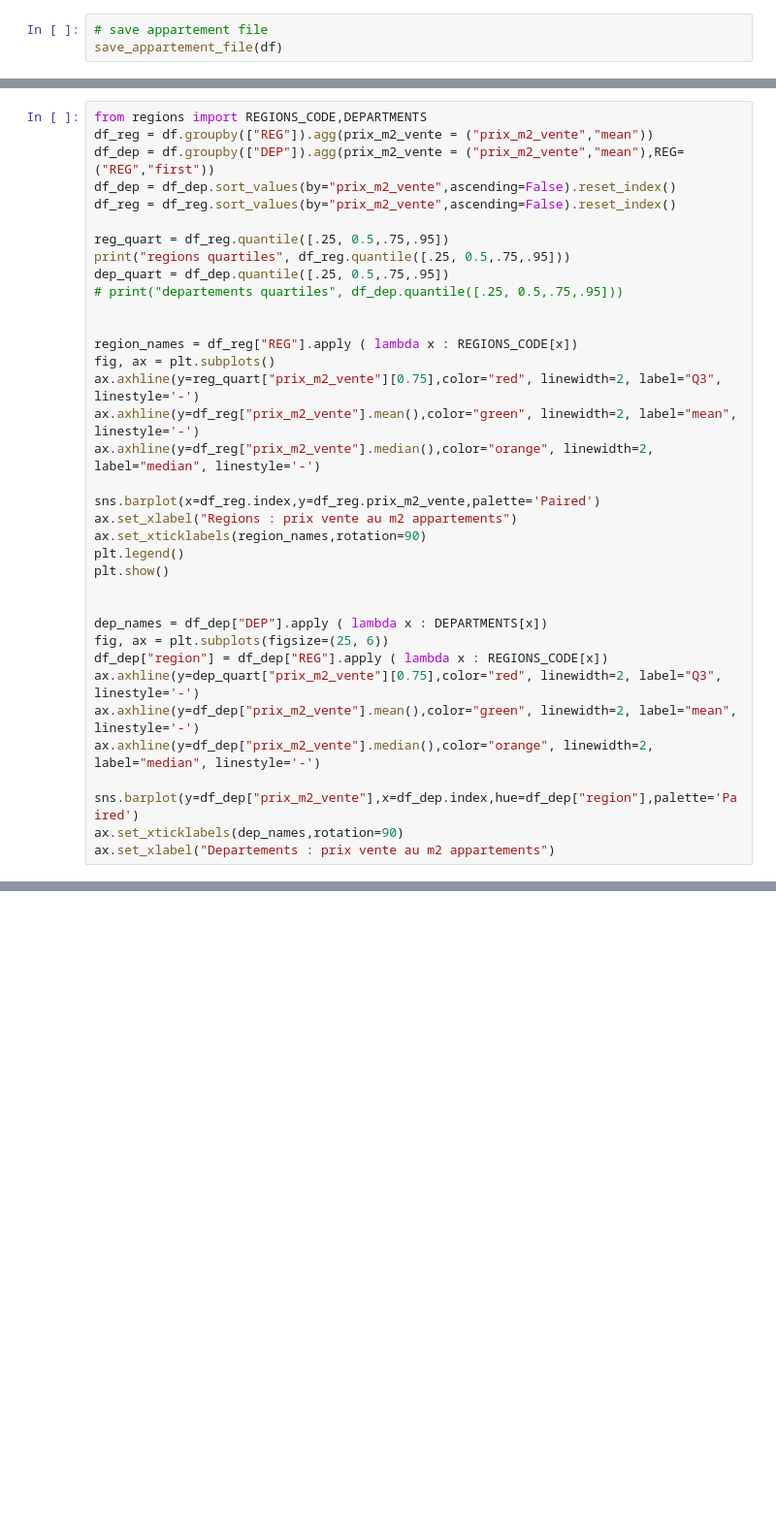
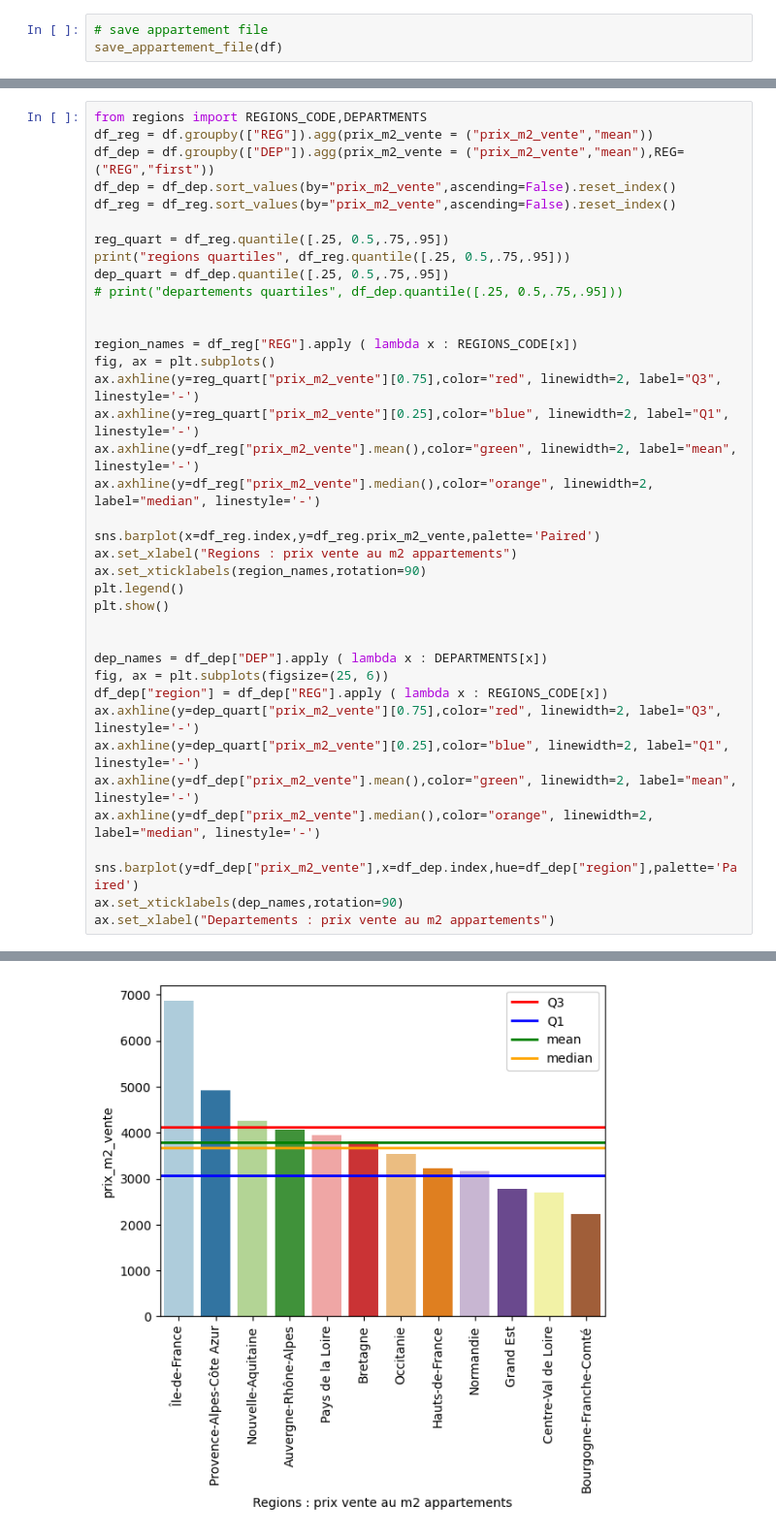
Before and after one commit to Clement2169/immocv, a Jupyter notebook: notebooks/TraitementAppartement-V1.ipynb, the cells around one changed output, grey strips where cells are left out. Shown at 97% size. Cells and saved outputs as stored; diff of their text form; blank space fills up the shorter version.

```diff
--- a/notebooks/TraitementAppartement-V1.ipynb
+++ b/notebooks/TraitementAppartement-V1.ipynb
@@ -1525,6 +1480,7 @@ dep_quart = df_dep.quantile([.25, 0.5,.75,.95])
 region_names = df_reg["REG"].apply ( lambda x : REGIONS_CODE[x])
 fig, ax = plt.subplots()
 ax.axhline(y=reg_quart["prix_m2_vente"][0.75],color="red", linewidth=2, label="Q3", linestyle='-')
+ax.axhline(y=reg_quart["prix_m2_vente"][0.25],color="blue", linewidth=2, label="Q1", linestyle='-')
 ax.axhline(y=df_reg["prix_m2_vente"].mean(),color="green", linewidth=2, label="mean", linestyle='-')
 ax.axhline(y=df_reg["prix_m2_vente"].median(),color="orange", linewidth=2, label="median", linestyle='-')
 
@@ -1539,9 +1495,11 @@ dep_names = df_dep["DEP"].apply ( lambda x : DEPARTMENTS[x])
 fig, ax = plt.subplots(figsize=(25, 6))
 df_dep["region"] = df_dep["REG"].apply ( lambda x : REGIONS_CODE[x])
 ax.axhline(y=dep_quart["prix_m2_vente"][0.75],color="red", linewidth=2, label="Q3", linestyle='-')
+ax.axhline(y=dep_quart["prix_m2_vente"][0.25],color="blue", linewidth=2, label="Q1", linestyle='-')
 ax.axhline(y=df_dep["prix_m2_vente"].mean(),color="green", linewidth=2, label="mean", linestyle='-')
 ax.axhline(y=df_dep["prix_m2_vente"].median(),color="orange", linewidth=2, label="median", linestyle='-')
 
 sns.barplot(y=df_dep["prix_m2_vente"],x=df_dep.index,hue=df_dep["region"],palette='Paired')
 ax.set_xticklabels(dep_names,rotation=90)
 ax.set_xlabel("Departements : prix vente au m2 appartements")
+# %% [output]
@@ -1547,0 +1514 @@ ax.set_xlabel("Departements : prix vente au m2 appartements")
+[figure, added]
```
Also changed, not shown: parts of 15 cells of this notebook.
